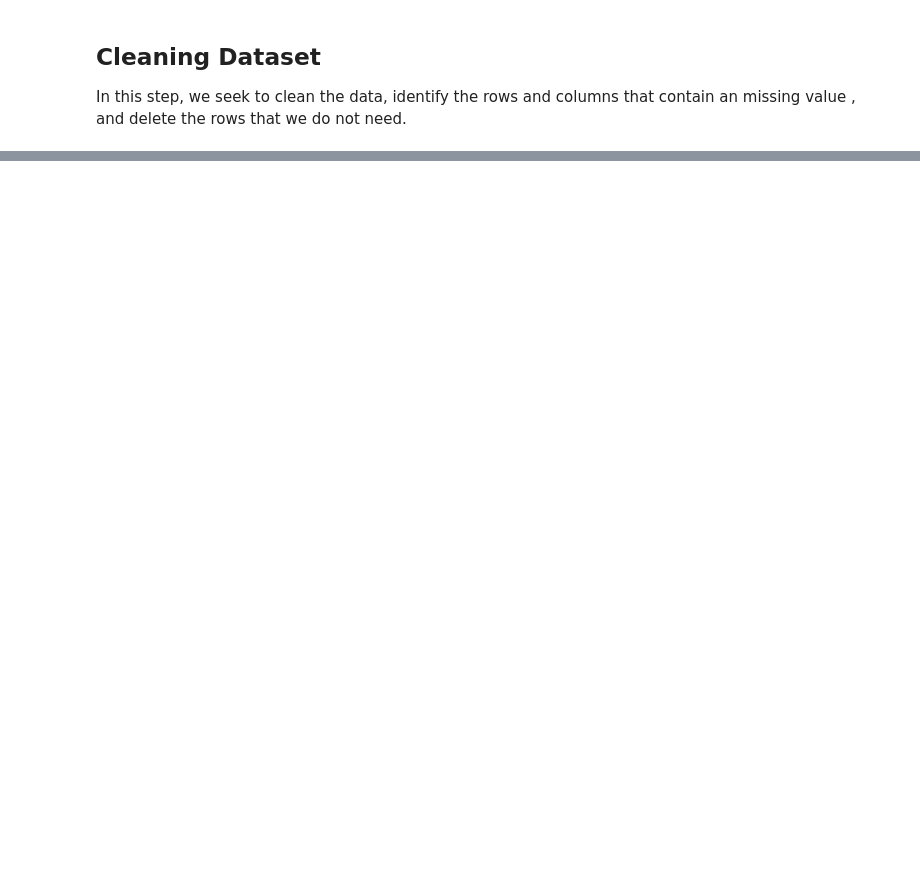
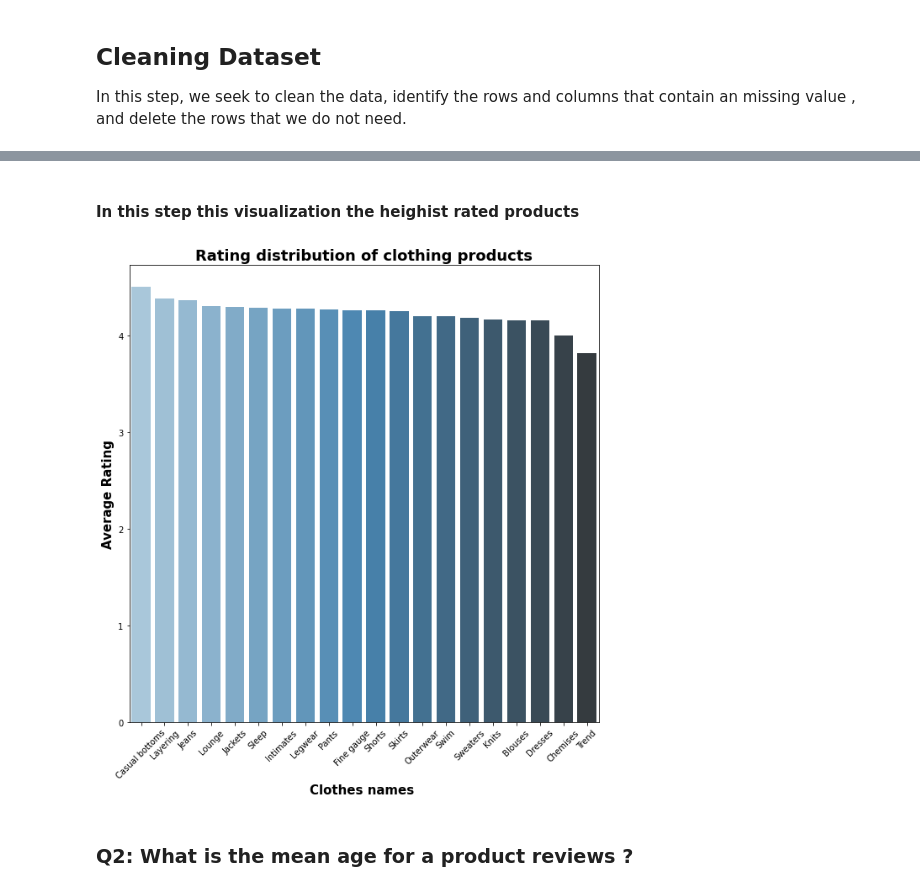
Before and after one commit to Mashael2030/Analysis-of-E-commerce-for-women-s-clothing-EDA, a Jupyter notebook: Women-s-Clothing-E-Commerce - Pandas .ipynb, the cells around one changed output, grey strips where cells are left out. Cells and saved outputs as stored; diff of their text form; code cells hidden in the pictures; blank space fills up the shorter version.

```diff
--- a/Women-s-Clothing-E-Commerce - Pandas .ipynb
+++ b/Women-s-Clothing-E-Commerce - Pandas .ipynb
@@ -137,0 +97,4 @@ dtype: int64
+# %%
+# to rename the columns Class Name
+df.rename(columns={'Class Name ': 'Product name'}, inplace=True)
+df.head()
@@ -137,0 +108,3 @@ dtype: int64
+# %%
+#create data frame for data which has missing values in Product name column
+data=df[df['Product name'].isnull()]
@@ -137,0 +165,2 @@ dtype: int64
+# %%
+data_Rating=df.groupby('Product name')[['Rating']].mean().sort_values(['Rating'],ascending=False).reset_index()
@@ -137,0 +187,19 @@ dtype: int64
+# %% [markdown]
+#### In this step this visualization the heighist rated products
+# %%
+plt.figure(figsize=(10,10))
+plt.xticks(rotation=45)
+# make ScatterPlot to show Relationship between age and Product nam
+sns.barplot(x="Product name", y="Rating", data=data_Rating,palette="Blues_d")
+# set labels
+plt.xlabel("Clothes names ",size=15 ,weight = 'bold')
+plt.ylabel("Average Rating",size=15 ,weight = 'bold')
+plt.title("Rating distribution of clothing products", size=18 ,weight = 'bold')
+plt.show()
+
+
+#-----------------------------------------------------
+# %% [output]
+[figure, added]
+# %% [markdown]
+### Q2: What is the mean age for a product reviews ?
```
Also changed, not shown: parts of 31 cells of this notebook, 2 other files.
